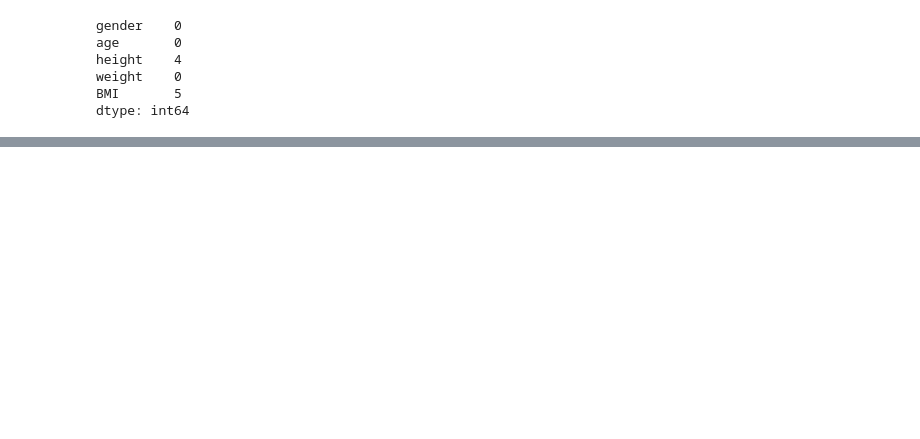
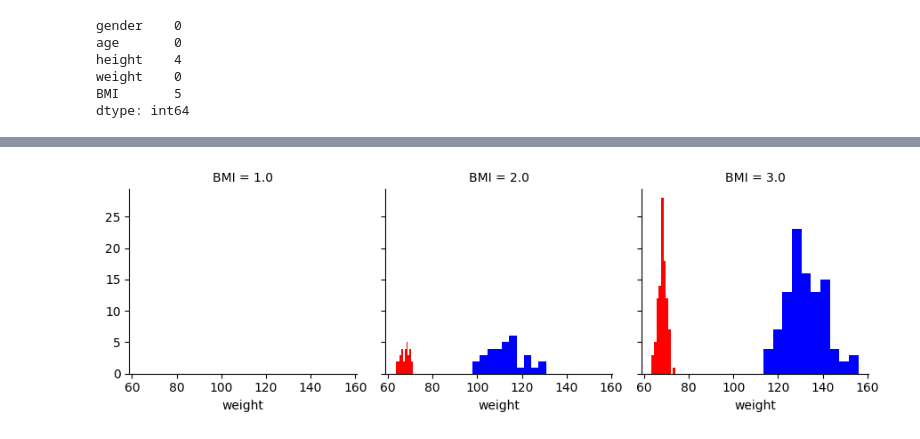
Before and after one commit to Seungminin/Data_Science, a Jupyter notebook: Assignment/Lab2.ipynb, the cells around one changed output, grey strips where cells are left out. Drawn from its saved outputs; the diff is of its cells as text; code cells hidden in the pictures; blank space fills up the shorter version.

```diff
--- a/Assignment/Lab2.ipynb
+++ b/Assignment/Lab2.ipynb
@@ -84,0 +134,11 @@ def bmi(weight,height):
+# %%
+#height 이상치 데이터 모두 NaN값으로 만들기.
+h_indices = []
+for index, num in df['height'].items():
+    if num <= 0 or num>100:
+        h_indices.append(index)
+        df.at[index,'height']=np.NaN
+    elif num ==np.NAN:
+        h_indices.append(index)
+
+print(h_indices) #csv를 보면 아래 나온 index값에 +2를 해줘서 찾는다.
@@ -84,0 +247,8 @@ def bmi(weight,height):
+# %%
+# BMI 값을 기준으로 seaborn.FacetGrid를 사용하여 히스토그램 그리기
+grid = sns.FacetGrid(df, col="BMI", col_wrap=3)
+grid.map(plt.hist, "height", bins=10, color="red")
+grid.map(plt.hist, "weight", bins=10, color="blue")
+plt.show()
+# %% [output]
+[figure, added]
```
Also changed, not shown: parts of 26 cells of this notebook.
